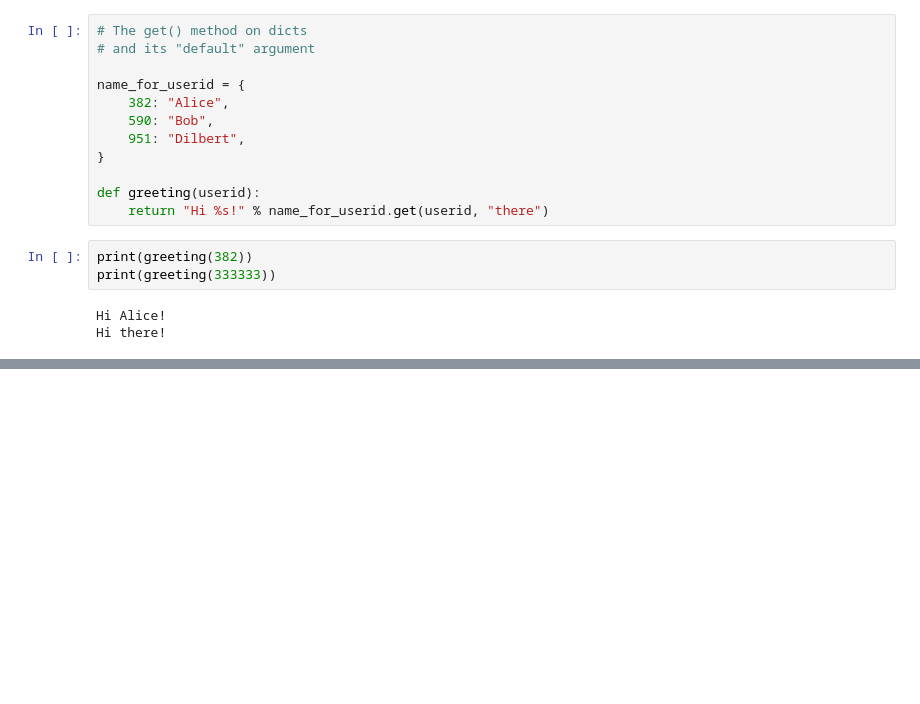
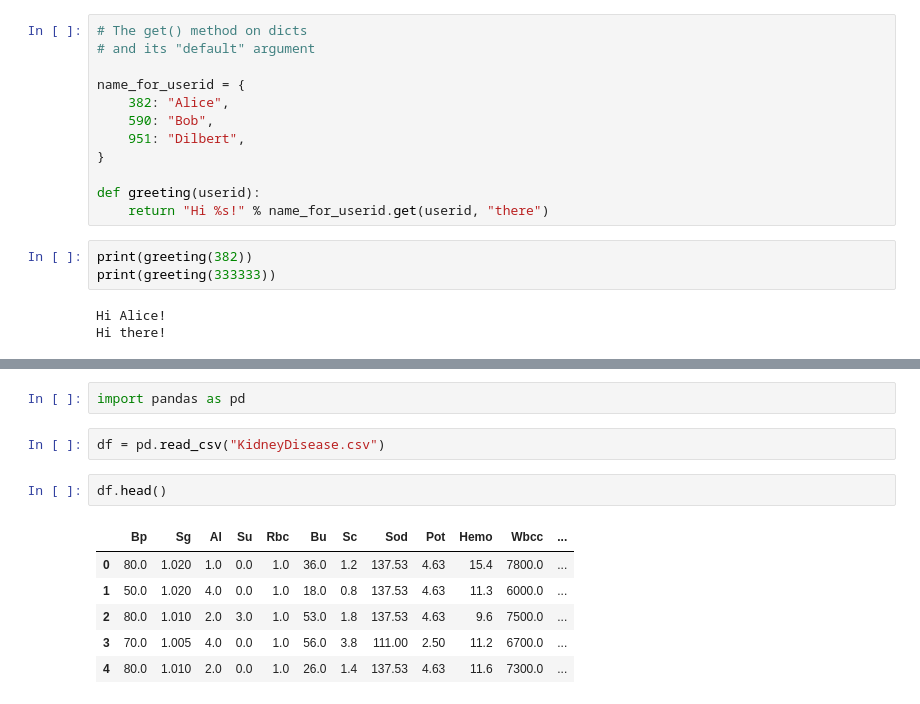
Before and after one commit to AnnikaNoren/post_graduate_project, a Jupyter notebook: python_interview_pratice_part2.ipynb, the cells around one changed output, grey strips where cells are left out. Cells and saved outputs as stored; diff of their text form; blank space fills up the shorter version.

```diff
--- a/python_interview_pratice_part2.ipynb
+++ b/python_interview_pratice_part2.ipynb
@@ -519,0 +546,13 @@ Hi there!
+# %%
+import pandas as pd
+# %%
+df = pd.read_csv("KidneyDisease.csv")
+# %%
+df.head()
+# %% [output]
+|  | Bp | Sg | Al | Su | Rbc | Bu | Sc | Sod | Pot | Hemo | Wbcc | ... |
+| 0 | 80.0 | 1.020 | 1.0 | 0.0 | 1.0 | 36.0 | 1.2 | 137.53 | 4.63 | 15.4 | 7800.0 | ... |
+| 1 | 50.0 | 1.020 | 4.0 | 0.0 | 1.0 | 18.0 | 0.8 | 137.53 | 4.63 | 11.3 | 6000.0 | ... |
+| 2 | 80.0 | 1.010 | 2.0 | 3.0 | 1.0 | 53.0 | 1.8 | 137.53 | 4.63 | 9.6 | 7500.0 | ... |
+| 3 | 70.0 | 1.005 | 4.0 | 0.0 | 1.0 | 56.0 | 3.8 | 111.00 | 2.50 | 11.2 | 6700.0 | ... |
+| 4 | 80.0 | 1.010 | 2.0 | 0.0 | 1.0 | 26.0 | 1.4 | 137.53 | 4.63 | 11.6 | 7300.0 | ... |
```
Also changed, not shown: parts of 10 cells of this notebook.
